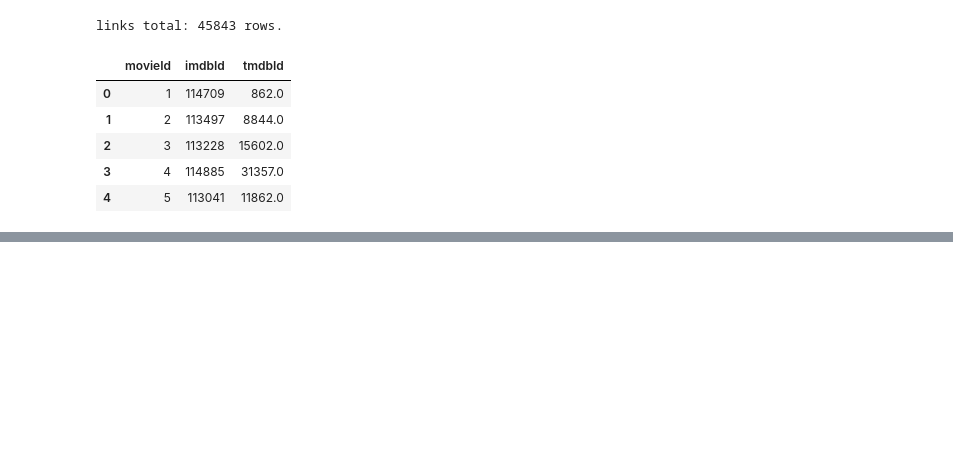
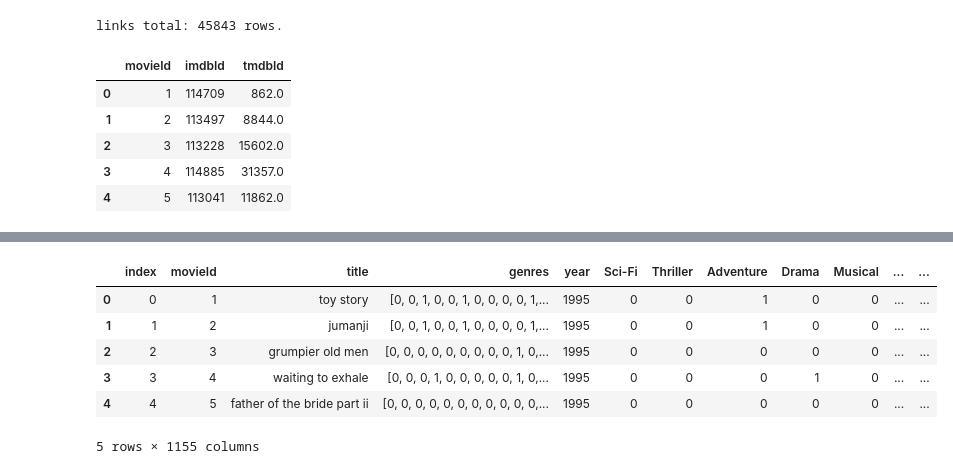
Before and after one commit to drdarina/ds_workshop, a Jupyter notebook: movie_recommendation_data_prep.ipynb, the cells around one changed output, grey strips where cells are left out. Cells and saved outputs as stored; diff of their text form; code cells hidden in the pictures; blank space fills up the shorter version.

```diff
--- a/movie_recommendation_data_prep.ipynb
+++ b/movie_recommendation_data_prep.ipynb
@@ -206,3 +173,3 @@ users_rating[['mean_rating', 'total_ratings']]
 # %%
 # add mean rating to movie dataframe
-movies.join(users_rating[['mean_rating', 'total_ratings']], how='inner')
+movies = movies.join(r, on='movieId', how='left')
@@ -252,0 +231,3 @@ gscores.head()
+# %%
+genome_cutoff = genome.relevance.quantile(.8)
+genome = genome[genome.relevance > genome_cutoff]
@@ -252,0 +238,3 @@ gscores.head()
+# %%
+# this version keeps the tag relevance value
+movies = movies.join(genome.pivot(index='movieId', columns='tag', values='relevance')).fillna(0)
@@ -252,0 +243,10 @@ gscores.head()
+# %%
+movies.head()
+# %% [output]
+|  | index | movieId | title | genres | year | Sci-Fi | Thriller | Adventure | Drama | Musical | ... | ... |
+| 0 | 0 | 1 | toy story | [0, 0, 1, 0, 0, 1, 0, 0, 0, 0, 1,... | 1995 | 0 | 0 | 1 | 0 | 0 | ... | ... |
+| 1 | 1 | 2 | jumanji | [0, 0, 1, 0, 0, 1, 0, 0, 0, 0, 1,... | 1995 | 0 | 0 | 1 | 0 | 0 | ... | ... |
+| 2 | 2 | 3 | grumpier old men | [0, 0, 0, 0, 0, 0, 0, 0, 0, 1, 0,... | 1995 | 0 | 0 | 0 | 0 | 0 | ... | ... |
+| 3 | 3 | 4 | waiting to exhale | [0, 0, 0, 1, 0, 0, 0, 0, 0, 1, 0,... | 1995 | 0 | 0 | 0 | 1 | 0 | ... | ... |
+| 4 | 4 | 5 | father of the bride part ii | [0, 0, 0, 0, 0, 0, 0, 0, 0, 0, 0,... | 1995 | 0 | 0 | 0 | 0 | 0 | ... | ... |
+5 rows × 1155 columns
```
Also changed, not shown: parts of 22 cells of this notebook, 1 other file.
